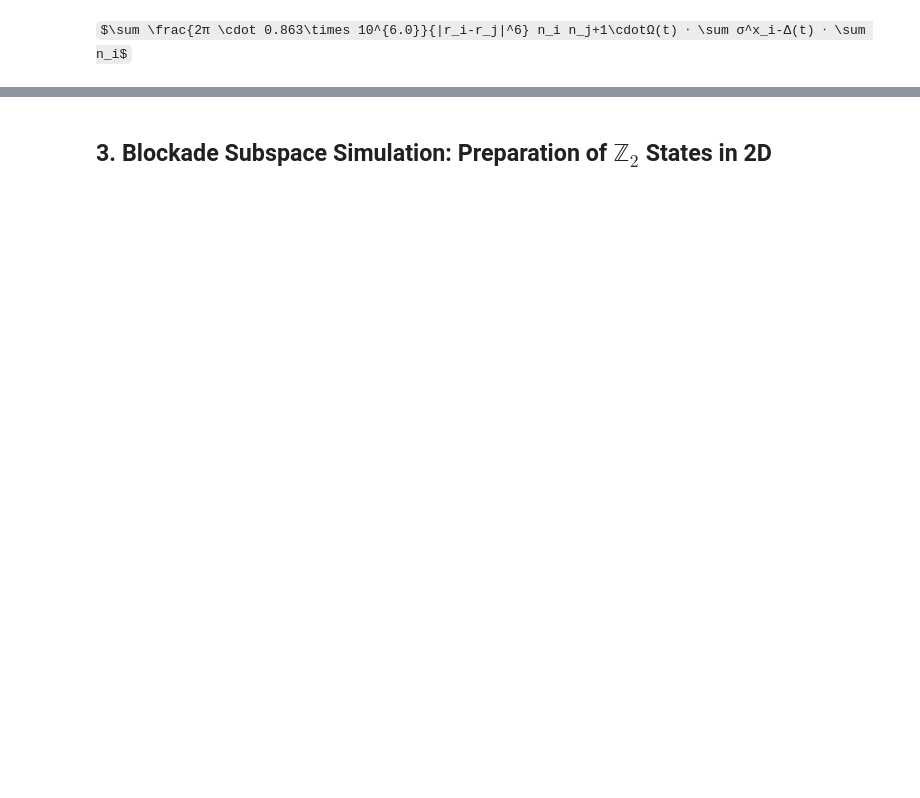
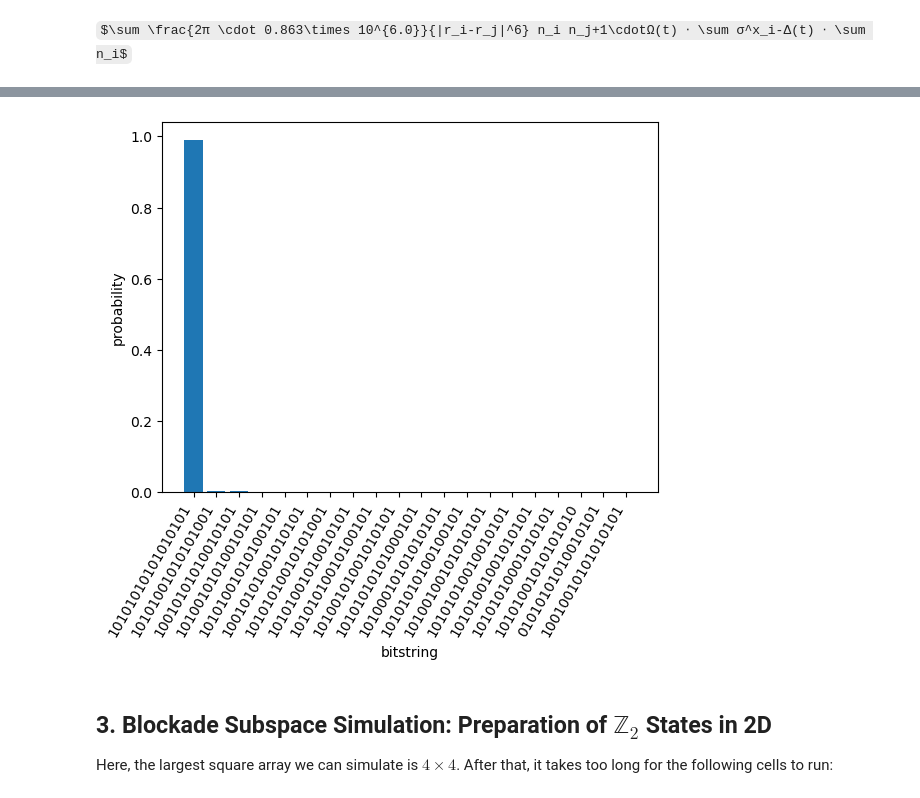
Before and after one commit to CDL-Quantum/CohortProject_2022, a Jupyter notebook: Week1_Rydberg/Task 2.ipynb, the cells around one changed output, grey strips where cells are left out. Drawn from its saved outputs; the diff is of its cells as text; code cells hidden in the pictures; some formulas as TeX source; blank space fills up the shorter version.

```diff
--- a/Week1_Rydberg/Task 2.ipynb
+++ b/Week1_Rydberg/Task 2.ipynb
@@ -92,5 +115,10 @@ fig
+# %%
+bitstring_hist(reg; nlargest = 20)
+# %% [output]
+[figure, added]
 # %% [markdown]
 ## 3. Blockade Subspace Simulation: Preparation of $\mathbb{Z}_2$ States in 2D
+Here, the largest square array we can simulate is $4\times 4$. After that, it takes too long for the following cells to run:
 # %%
 nx, ny = 4, 4
 nsites = nx * ny
```
Also changed, not shown: parts of 15 cells of this notebook.
